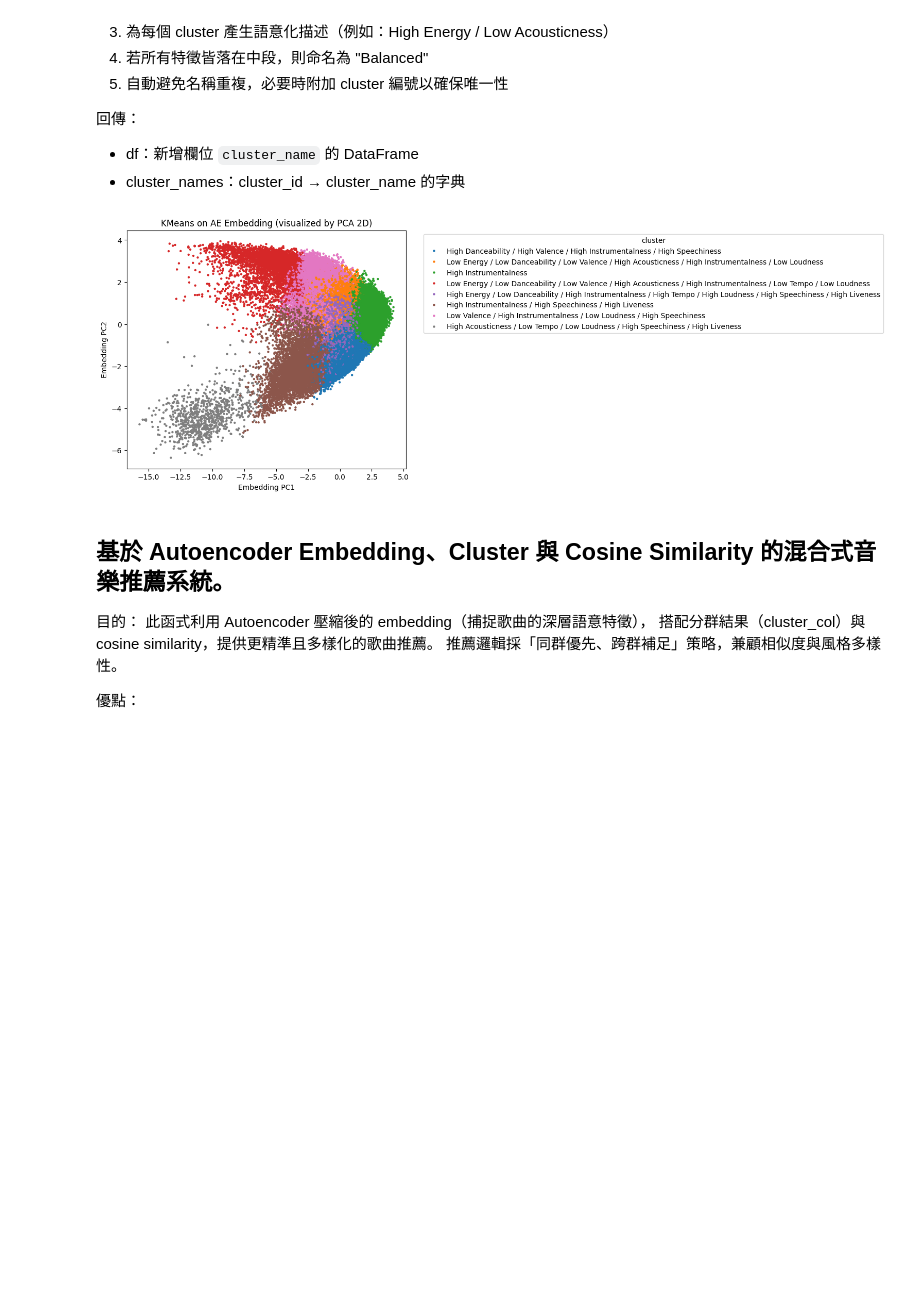
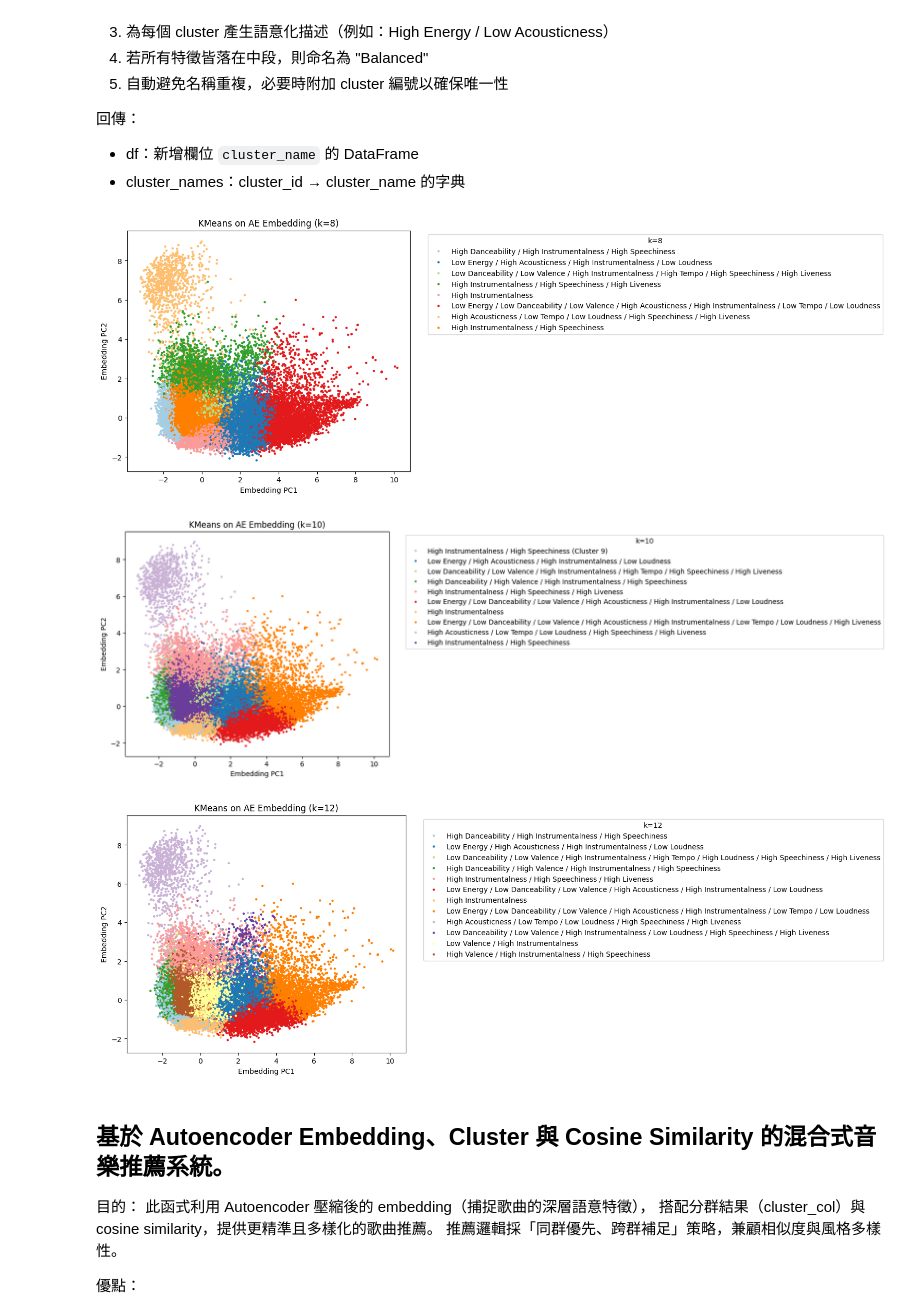
Before and after one commit to JoeCWC/UT_spotify_tracks_recommandation_system, a Jupyter notebook: autoencoding+kmeans.ipynb, the cells around one changed output. Drawn from its saved outputs; the diff is of its cells as text; code cells hidden in the pictures; blank space fills up the shorter version.

```diff
--- a/autoencoding+kmeans.ipynb
+++ b/autoencoding+kmeans.ipynb
@@ -478,0 +784,11 @@ plt.show()
+# %%
+# 輸出每個 k 的 KMeans labels
+for k in k_list:
+    kmeans = KMeans(n_clusters=k, random_state=42, n_init='auto')
+    labels_np = kmeans.fit_predict(X_emb)
+
+    # 建立欄位名稱，例如 cluster_ae_kmeans_k8
+    col_name = f"cluster_ae_kmeans_k{k}"
+    df[col_name] = labels_np
+
+    print(f"已套用 k = {k} 的分群結果，欄位名稱：{col_name}")
@@ -515,7 +850,7 @@ plt.show()
 """
 自動命名每個 cluster，保證名稱唯一且可讀
 """
-def auto_name_clusters_by_k(df, cluster_col='cluster_ae_kmeans', semantic_features=None):
+def auto_name_clusters_by_k(df, cluster_col='cluster_ae_kmeans', semantic_features=None,name_col="cluster_name"):
     if semantic_features is None:
         semantic_features = [
             'energy', 'danceability', 'valence', 'acousticness',
@@ -569,34 +904,63 @@ def auto_name_clusters_by_k(df, cluster_col='cluster_ae_kmeans', semantic_featur
 
         cluster_names[cluster_id] = name
 
-    df['cluster_name'] = df[cluster_col].map(cluster_names)
+    # df['cluster_name'] = df[cluster_col].map(cluster_names)
+    # df[name_col] = cluster_names[df[cluster_col]]
+    df[name_col] = df[cluster_col].map(cluster_names)
+
+
     return df, cluster_names
 # %%
+# 視覺化自動命名後的結果
 semantic_features = [
             'energy', 'danceability', 'valence', 'acousticness',
             'instrumentalness', 'tempo', 'loudness',
             'speechiness', 'liveness'
         ]
-df, cluster_names = auto_name_clusters_by_k(df, cluster_col='cluster_ae_kmeans', semantic_features=semantic_features)
 
-# Merged cluster 2D visualization
-plt.figure(figsize=(7,6))
-plt.title("KMeans on AE Embedding (visualized by PCA 2D)")
-sns.scatterplot(
-    x=X_emb_2d[:, 0],
-    y=X_emb_2d[:, 1],
-    hue=df['cluster_name'],
-    palette="tab10",
-    s=10,
-    linewidth=0
-)
-plt.xlabel("Embedding PC1")
-plt.ylabel("Embedding PC2")
-plt.legend(title="cluster", bbox_to_anchor=(1.05, 1), loc='best')
-plt.tight_layout()
-plt.show()
+for k in k_list:
+
+    cluster_col = f"cluster_ae_kmeans_k{k}"
+    name_col = f"cluster_name_k{k}"
+
+    # 自動命名 cluster
+    df, cluster_names = auto_name_clusters_by_k(
+        df,
+        cluster_col=cluster_col,
+        semantic_features=semantic_features,
+        name_col=name_col
+    )
+
+    # 每個 k 建立一張新的圖
+    plt.figure(figsize=(7, 6))
+
+    sns.scatterplot(
+        x=X_emb_2d[:, 0],
+        y=X_emb_2d[:, 1],
+        hue=df[name_col],
+        palette="Paired",
+        s=10,
+        linewidth=0
+    )
+
+    plt.title(f"KMeans on AE Embedding (k={k})")
+    plt.xlabel("Embedding PC1")
+    plt.ylabel("Embedding PC2")
+
+    # 顯示 cluster 名稱
+    plt.legend(title=f"k={k}", bbox_to_anchor=(1.05, 1), loc='upper left')
+
+    plt.tight_layout()
+    plt.show()
+    # 每個 k 輸出一張獨立圖片
+    # plt.savefig(f"{output_dir}/kmeans_on_ae_embedding_k{k}.png",
+    #             dpi=300, bbox_inches='tight')
+
+    plt.close()
 # %% [output]
-[figure, old version]
+[figure, new version]
+[figure, added]
+[figure, added]
 # %% [markdown]
 ## 基於 Autoencoder Embedding、Cluster 與 Cosine Similarity 的混合式音樂推薦系統。
 
```
Also changed, not shown: parts of 30 cells of this notebook.
